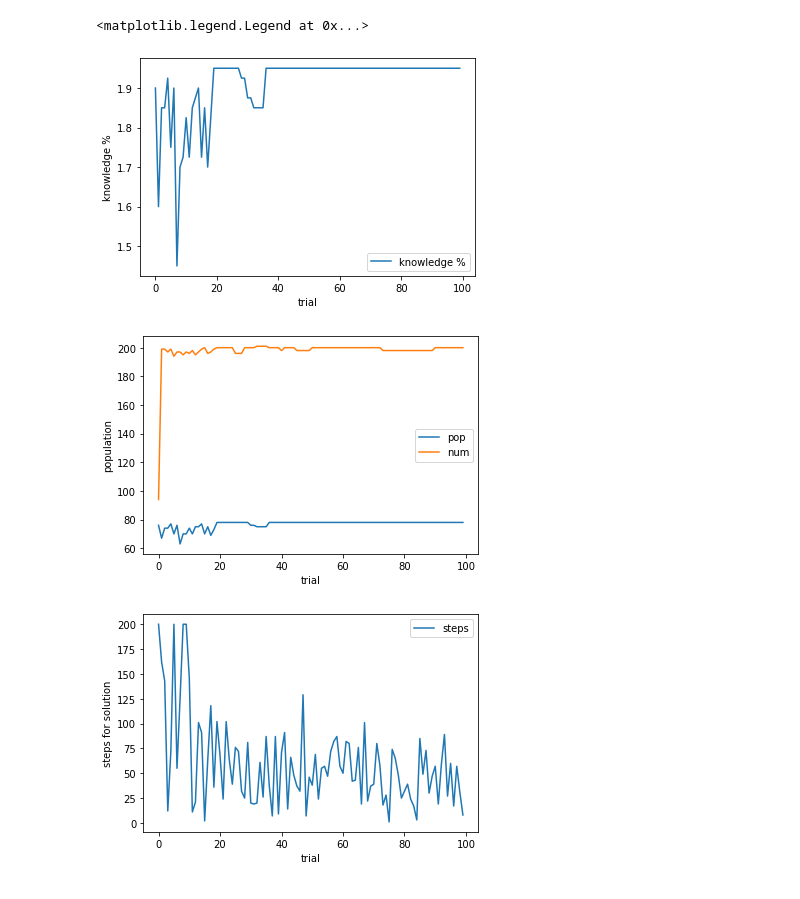
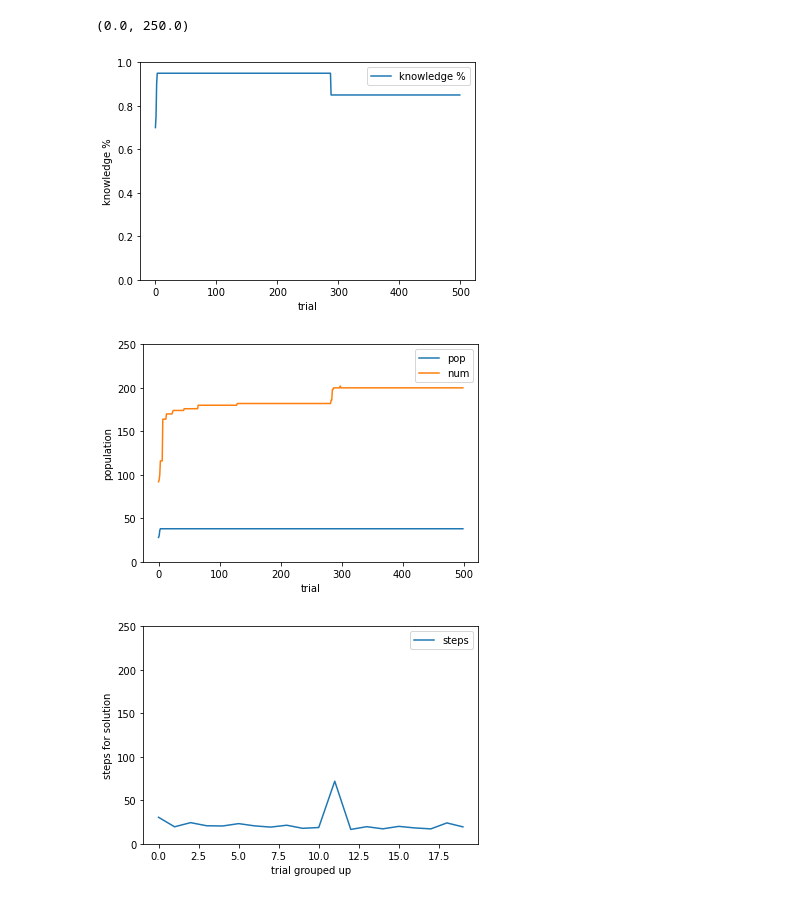
Before and after one commit to ParrotPrediction/pyalcs-experiments, a Jupyter notebook: notebooks/XCS_corridor.ipynb, the cells around one changed output. Saved outputs shown, nothing was run; the diff lists cells and outputs as text; code cells hidden in the pictures.

```diff
--- a/notebooks/XCS_corridor.ipynb
+++ b/notebooks/XCS_corridor.ipynb
@@ -11,8 +11,8 @@ import gym_corridor
 
 
 # maze = gym.make('corridor-100-v0')
-maze = gym.make('corridor-40-v0')
-# maze = gym.make('corridor-20-v0')
+# maze = gym.make('corridor-40-v0')
+maze = gym.make('corridor-20-v0')
 
 maze.reset()
 maze.render()
@@ -21,21 +21,15 @@ maze.render()
 # %%
 from lcs.agents.xcs import XCS, Configuration
 
-
-# TODO: fix it.
+# TODO: Move to utils
 def xcs_corridor_knowledge(xcs: XCS, environment):
     nr_correct = 0
     position = 0
     while environment.observation_space.contains(position):
         if any([True for cl in xcs.population if cl.does_match(str(position)) and
                                                  cl.action == 1 and
-                                                 cl.wildcard_number() == 0]):
+                                                 cl.wildcard_number == 0]):
             nr_correct += 1
-        if any([True for cl in xcs.population if cl.does_match(str(position)) and
-                                                 cl.action == 0 and
-                                                 cl.wildcard_number() == 0]):
-            nr_correct += 1
-
         position += 1
     return nr_correct / position
 
@@ -49,12 +43,13 @@ def xcs_corridor_metrics(xcs: XCS, environment):
 
 
 cfg = Configuration(number_of_actions=2,
-                    metrics_trial_frequency=10,
+                    metrics_trial_frequency=1,
                     user_metrics_collector_fcn=xcs_corridor_metrics)
 
 agent = XCS(cfg)
-explore_population, explore_metrics = agent.explore(maze, 1000, False)
+explore_population, explore_metrics = agent.explore(maze, 500, False)
 
 for cl in explore_population:
     print(str(cl))
+print(explore_population.prediction_array)
 # %% [output]
@@ -88,26 +83,37 @@ Cond:22 - Act:1 - Num:3 [fit: 0.000, exp: 234.00, pred: 0.206]
 # %%
 import pandas as pd
+import numpy as np
+
+# TODO Merge explore and exploit
 
 df = pd.DataFrame(metric["knowledge"] for metric in explore_metrics)
 ax = df.plot()
 ax.set_xlabel("trial")
 ax.set_ylabel("knowledge %")
 ax.legend(["knowledge %"])
+ax.set_ylim(ymin=0, ymax=1)
 
 
 df = pd.DataFrame(zip([metric["population"] for metric in explore_metrics], [metric["numerosity"] for metric in explore_metrics]))
 ax = df.plot()
 ax.set_xlabel("trial")
 ax.set_ylabel("population")
 ax.legend(["pop", "num"])
+ax.set_ylim(ymin=0, ymax=250)
 
-df = pd.DataFrame(metric["steps_in_trial"] for metric in explore_metrics)
+
+xf = [metric["steps_in_trial"] for metric in explore_metrics]
+temp_df = np.array_split(xf, 20)
+for i in range(len(temp_df)):
+    temp_df[i] = np.mean(temp_df[i])
+df = pd.DataFrame(temp_df)
 ax = df.plot()
-ax.set_xlabel("trial")
+ax.set_xlabel("trial grouped up")
 ax.set_ylabel("steps for solution")
 ax.legend(["steps"])
+ax.set_ylim(ymin=0, ymax=250)
 # %% [output]
-<matplotlib.legend.Legend at 0x...>
+(0.0, 250.0)
-[figure, old version]
+[figure, new version]
-[figure, old version]
+[figure, new version]
-[figure, old version]
+[figure, new version]
```
Also changed, not shown: parts of 2 cells of this notebook, 2 other files.
